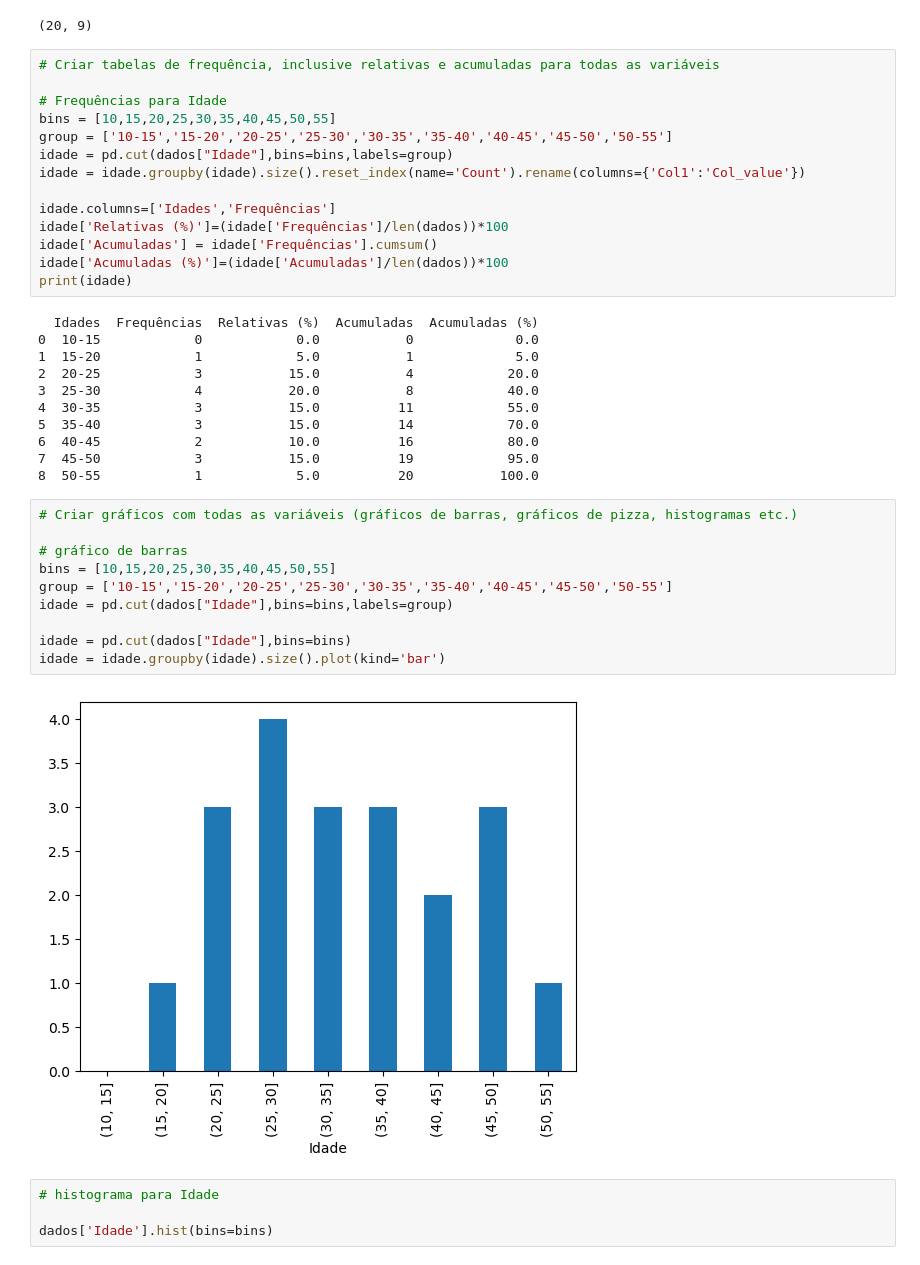
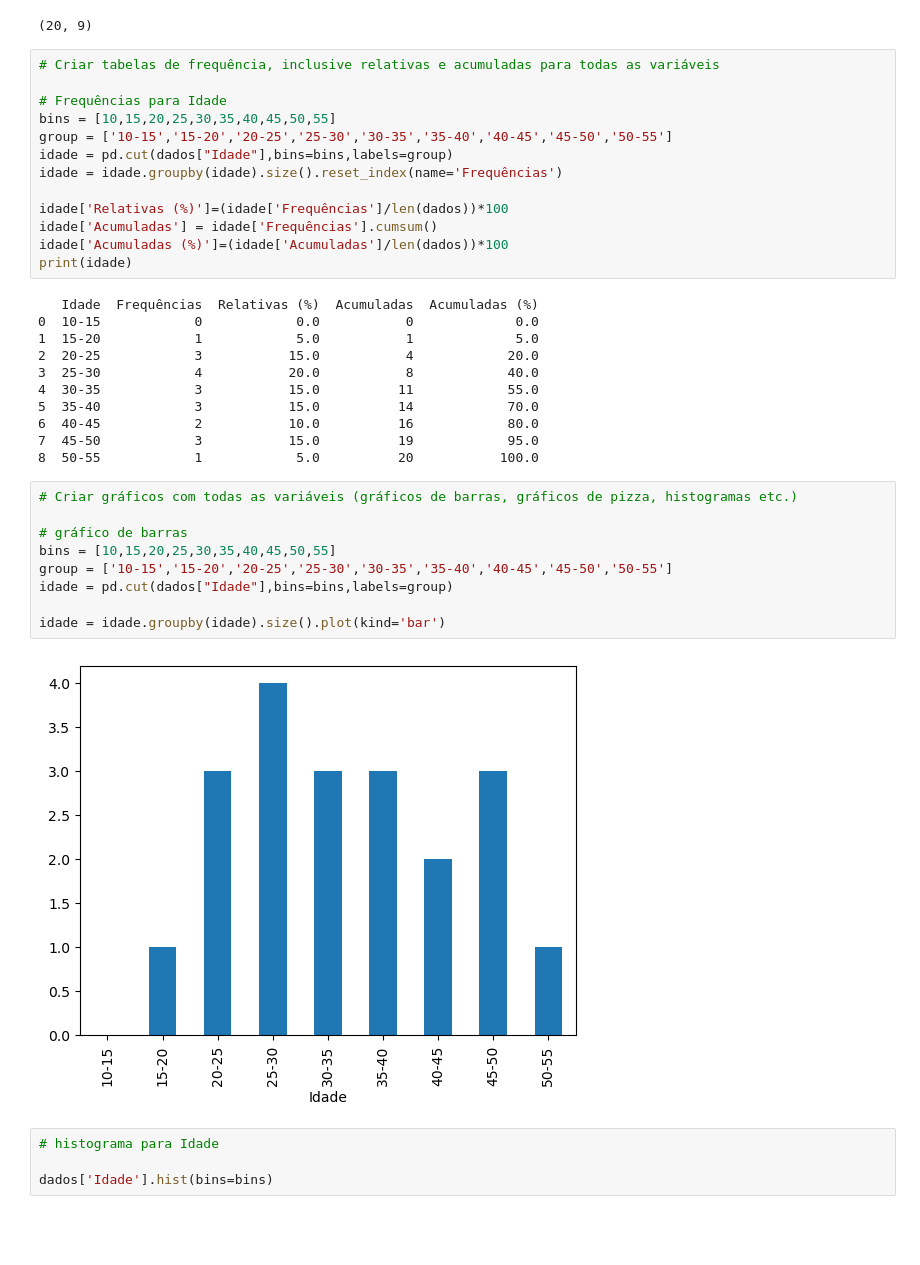
Before and after one commit to laratibolla/mestrado, a Jupyter notebook: METODOS COMPUTACIONAIS/Estatística (JupyterNotebook)/Trabalhos/Trabalho para entregar 15.03/LaraChaves_Trabalho1.ipynb, the cells around one changed output. Cells and saved outputs as stored; diff of their text form; blank space fills up the shorter version.

```diff
--- a/METODOS COMPUTACIONAIS/Estatística (JupyterNotebook)/Trabalhos/Trabalho para entregar 15.03/LaraChaves_Trabalho1.ipynb
+++ b/METODOS COMPUTACIONAIS/Estatística (JupyterNotebook)/Trabalhos/Trabalho para entregar 15.03/LaraChaves_Trabalho1.ipynb
@@ -67,15 +68,14 @@ dados.shape
 bins = [10,15,20,25,30,35,40,45,50,55]
 group = ['10-15','15-20','20-25','25-30','30-35','35-40','40-45','45-50','50-55']
 idade = pd.cut(dados["Idade"],bins=bins,labels=group)
-idade = idade.groupby(idade).size().reset_index(name='Count').rename(columns={'Col1':'Col_value'})
+idade = idade.groupby(idade).size().reset_index(name='Frequências')
 
-idade.columns=['Idades','Frequências']
 idade['Relativas (%)']=(idade['Frequências']/len(dados))*100
 idade['Acumuladas'] = idade['Frequências'].cumsum()
 idade['Acumuladas (%)']=(idade['Acumuladas']/len(dados))*100
 print(idade)
 # %% [output]
-  Idades  Frequências  Relativas (%)  Acumuladas  Acumuladas (%)
+   Idade  Frequências  Relativas (%)  Acumuladas  Acumuladas (%)
 0  10-15            0            0.0           0             0.0
 1  15-20            1            5.0           1             5.0
 2  20-25            3           15.0           4            20.0
@@ -88,15 +88,14 @@ print(idade)
 # %%
 # Criar gráficos com todas as variáveis (gráficos de barras, gráficos de pizza, histogramas etc.)
 
 # gráfico de barras
 bins = [10,15,20,25,30,35,40,45,50,55]
 group = ['10-15','15-20','20-25','25-30','30-35','35-40','40-45','45-50','50-55']
 idade = pd.cut(dados["Idade"],bins=bins,labels=group)
 
-idade = pd.cut(dados["Idade"],bins=bins)
 idade = idade.groupby(idade).size().plot(kind='bar')
 # %% [output]
-[figure, old version]
+[figure, new version]
 # %%
 # histograma para Idade
 
```
Also changed, not shown: parts of 10 cells of this notebook, 34 other files.
